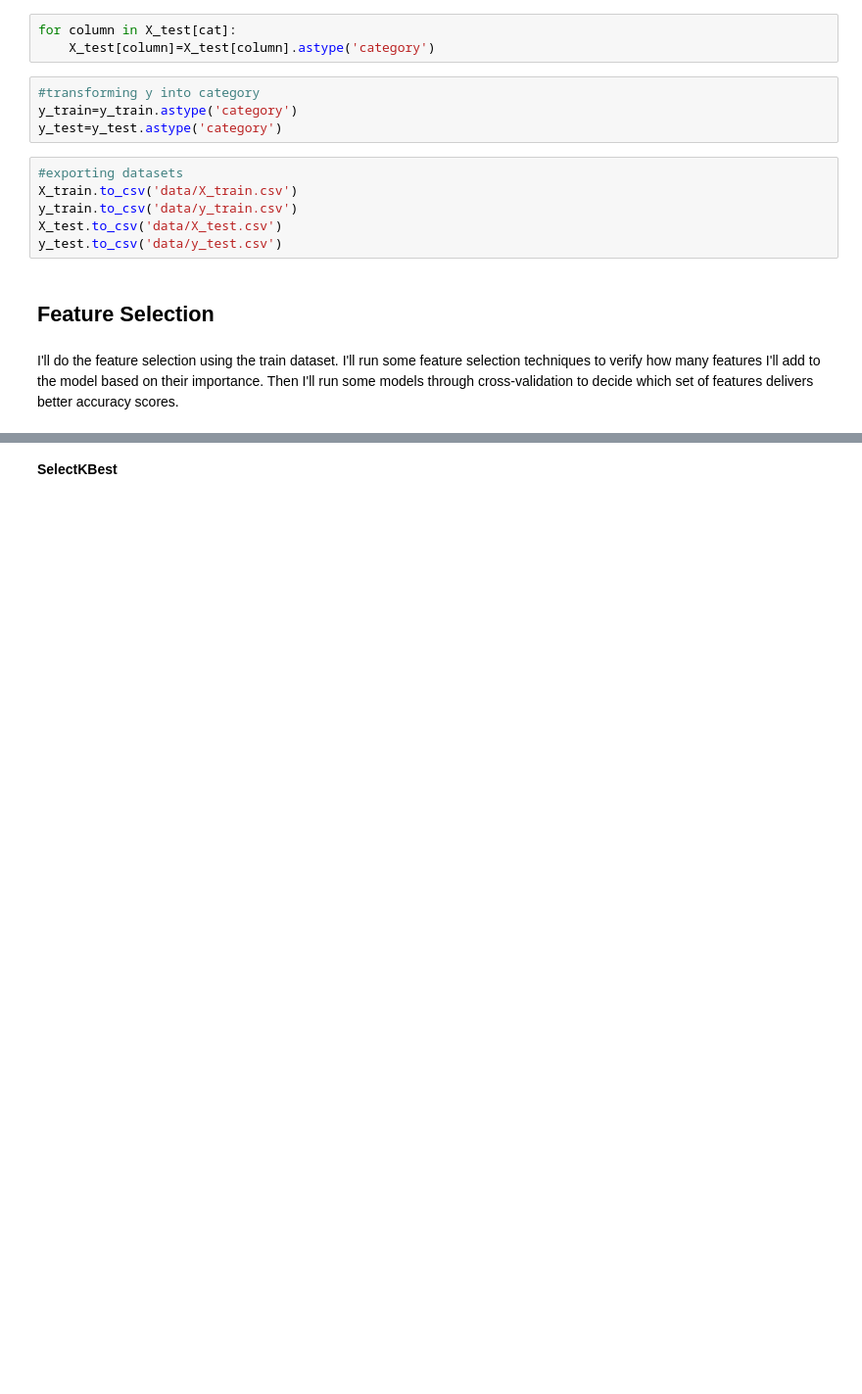
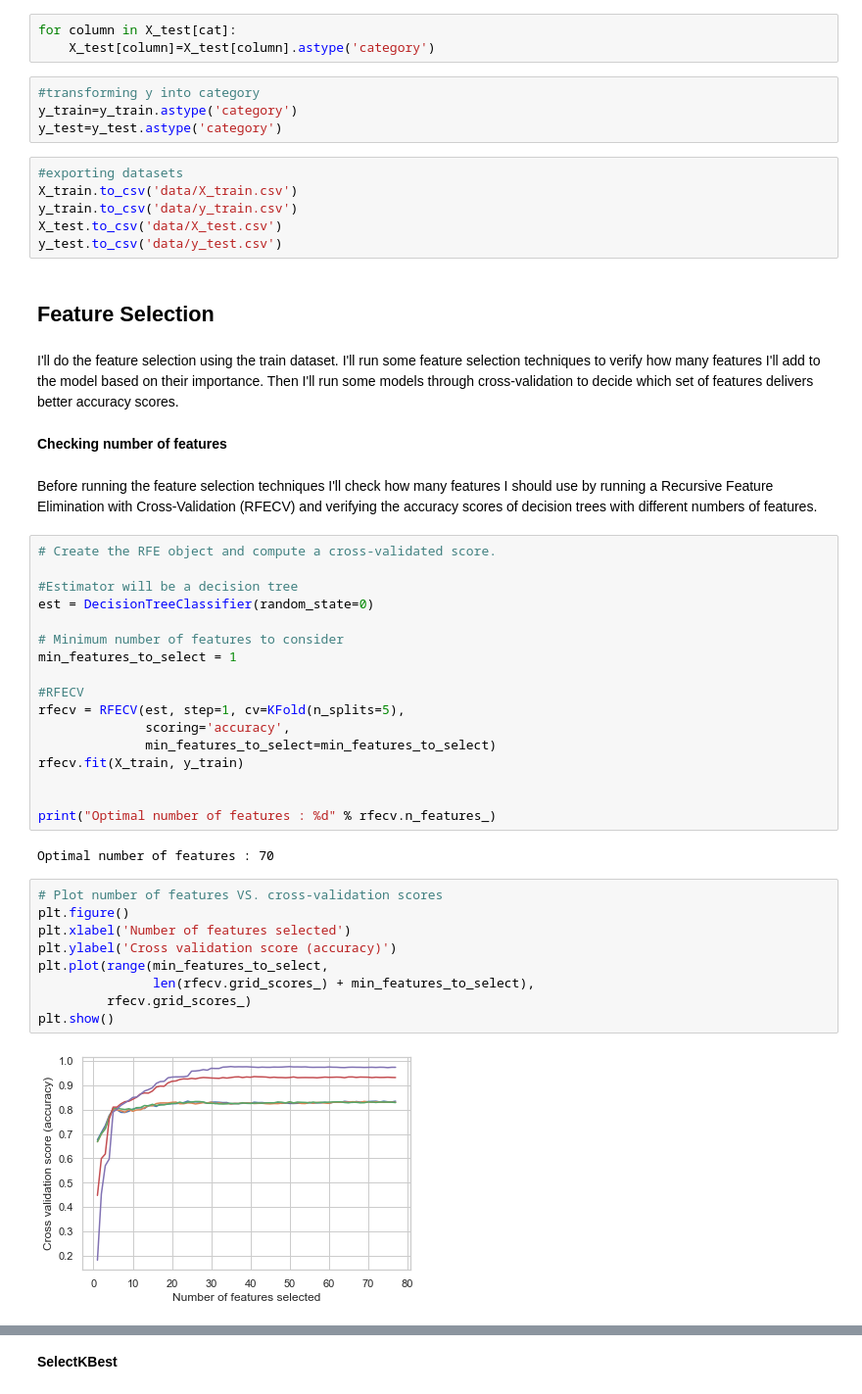
Before and after one commit to nataliablock/bank_marketing_prediction, a Jupyter notebook: bank_marketing_pred.ipynb, the cells around one changed output, grey strips where cells are left out. Shown at 98% size. Cells and saved outputs as stored; diff of their text form; blank space fills up the shorter version.

Commit message:
feature selection

```diff
--- a/bank_marketing_pred.ipynb
+++ b/bank_marketing_pred.ipynb
@@ -613,3 +626,37 @@ y_test.to_csv('data/y_test.csv')
 ## Feature Selection
 # %% [markdown]
 I'll do the feature selection using the train dataset. I'll run some feature selection techniques to verify how many features I'll add to the model based on their importance. Then I'll run some models through cross-validation to decide which set of features delivers better accuracy scores.
+# %% [markdown]
+**Checking number of features**
+# %% [markdown]
+Before running the feature selection techniques I'll check how many features I should use by running a Recursive Feature Elimination with Cross-Validation (RFECV) and verifying the accuracy scores of decision trees with different numbers of features.
+# %%
+# Create the RFE object and compute a cross-validated score.
+
+#Estimator will be a decision tree
+est = DecisionTreeClassifier(random_state=0)
+
+# Minimum number of features to consider
+min_features_to_select = 1
+
+#RFECV
+rfecv = RFECV(est, step=1, cv=KFold(n_splits=5),
+              scoring='accuracy',
+              min_features_to_select=min_features_to_select)
+rfecv.fit(X_train, y_train)
+
+
+print("Optimal number of features : %d" % rfecv.n_features_)
+# %% [output]
+Optimal number of features : 70
+# %%
+# Plot number of features VS. cross-validation scores
+plt.figure()
+plt.xlabel('Number of features selected')
+plt.ylabel('Cross validation score (accuracy)')
+plt.plot(range(min_features_to_select,
+               len(rfecv.grid_scores_) + min_features_to_select),
+         rfecv.grid_scores_)
+plt.show()
+# %% [output]
+[figure, added]
```
Also changed, not shown: parts of 29 cells of this notebook.
